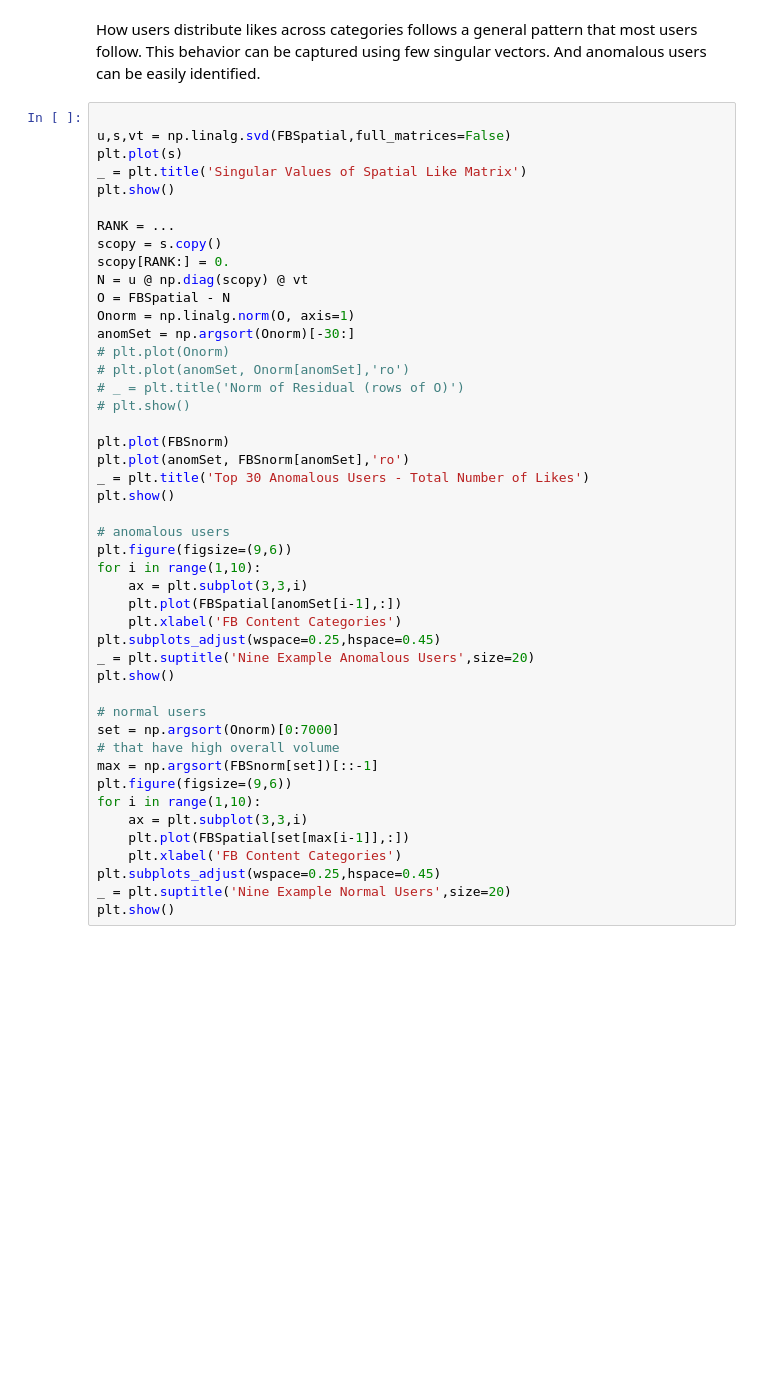
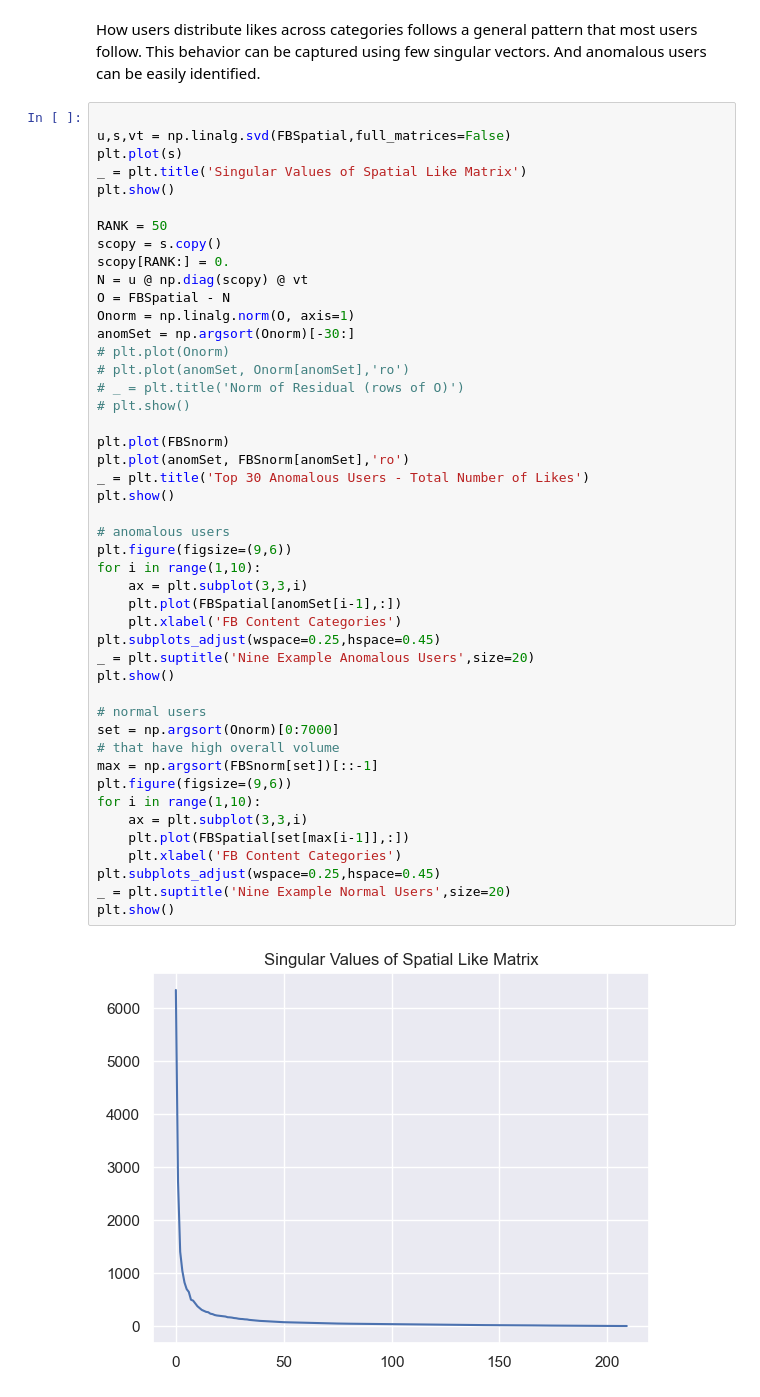
Before and after one commit to gallettilance/CS506-Fall2024, a Jupyter notebook: lecture_07/worksheet_07.ipynb, the cells around one changed output. Cells and saved outputs as stored; diff of their text form; blank space fills up the shorter version.

```diff
--- a/lecture_07/worksheet_07.ipynb
+++ b/lecture_07/worksheet_07.ipynb
@@ -239,7 +270,7 @@ plt.plot(s)
 _ = plt.title('Singular Values of Spatial Like Matrix')
 plt.show()
 
-RANK = ...
+RANK = 50
 scopy = s.copy()
 scopy[RANK:] = 0.
 N = u @ np.diag(scopy) @ vt
@@ -251,30 +282,32 @@ anomSet = np.argsort(Onorm)[-30:]
 # _ = plt.title('Norm of Residual (rows of O)')
 # plt.show()
 
 plt.plot(FBSnorm)
 plt.plot(anomSet, FBSnorm[anomSet],'ro')
 _ = plt.title('Top 30 Anomalous Users - Total Number of Likes')
 plt.show()
 
 # anomalous users
 plt.figure(figsize=(9,6))
 for i in range(1,10):
     ax = plt.subplot(3,3,i)
     plt.plot(FBSpatial[anomSet[i-1],:])
     plt.xlabel('FB Content Categories')
 plt.subplots_adjust(wspace=0.25,hspace=0.45)
 _ = plt.suptitle('Nine Example Anomalous Users',size=20)
 plt.show()
 
 # normal users
 set = np.argsort(Onorm)[0:7000]
 # that have high overall volume
 max = np.argsort(FBSnorm[set])[::-1]
 plt.figure(figsize=(9,6))
 for i in range(1,10):
     ax = plt.subplot(3,3,i)
     plt.plot(FBSpatial[set[max[i-1]],:])
     plt.xlabel('FB Content Categories')
 plt.subplots_adjust(wspace=0.25,hspace=0.45)
 _ = plt.suptitle('Nine Example Normal Users',size=20)
 plt.show()
+# %% [output]
+[figure, added]
```
Also changed, not shown: parts of 14 cells of this notebook, 2 other files.
